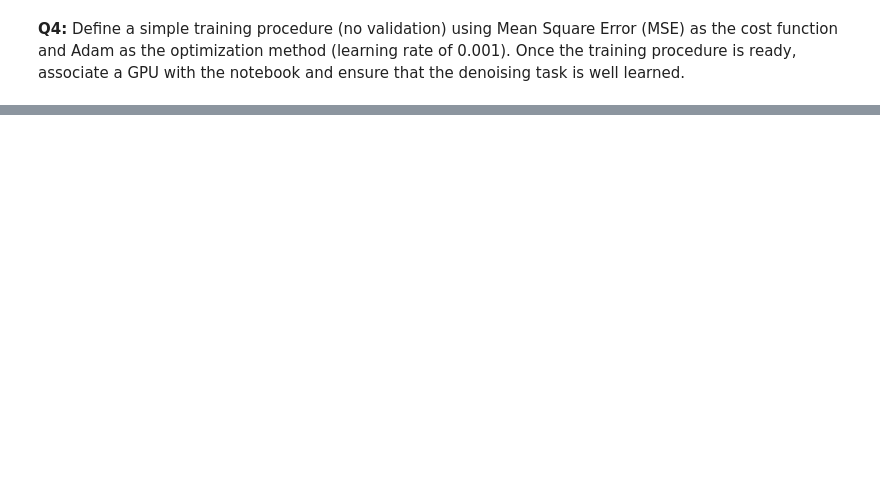
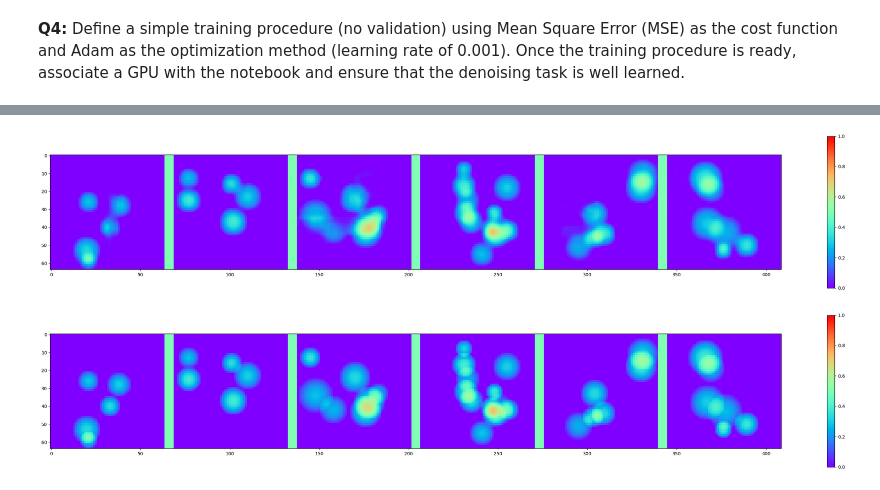
Before and after one commit to Tizmax/Machine-Learning-ENM, a Jupyter notebook: practicals/P5/P5_part1_instructions.ipynb, the cells around one changed output, grey strips where cells are left out. Cells and saved outputs as stored; diff of their text form; code cells hidden in the pictures; blank space fills up the shorter version.

```diff
--- a/practicals/P5/P5_part1_instructions.ipynb
+++ b/practicals/P5/P5_part1_instructions.ipynb
@@ -395,12 +449,19 @@ plt.plot(train_losses)
 # %%
 #visualization:
 
 fcn.eval()
 
 target = make_batch(6, rec=0., noisy_rec=0., disc=0.002).to(device)
 noise = make_batch(6, rec=0.0003, noisy_rec=0.0003, disc=0.).to(device)
 input = target + noise
 
-# output =
+output = fcn(input).cpu().detach()
 
-...
+
+fig0 = plt.figure(0, figsize=(36, 6))
+voir_batch2D(output, 6, fig0, k=0, min_scale=0, max_scale=1)
+fig1 = plt.figure(1, figsize=(36, 6))
+voir_batch2D(target.cpu().detach(), 6, fig1, k=0, min_scale=0, max_scale=1)
+# %% [output]
+[figure, added]
+[figure, added]
```
Also changed, not shown: parts of 8 cells of this notebook.
